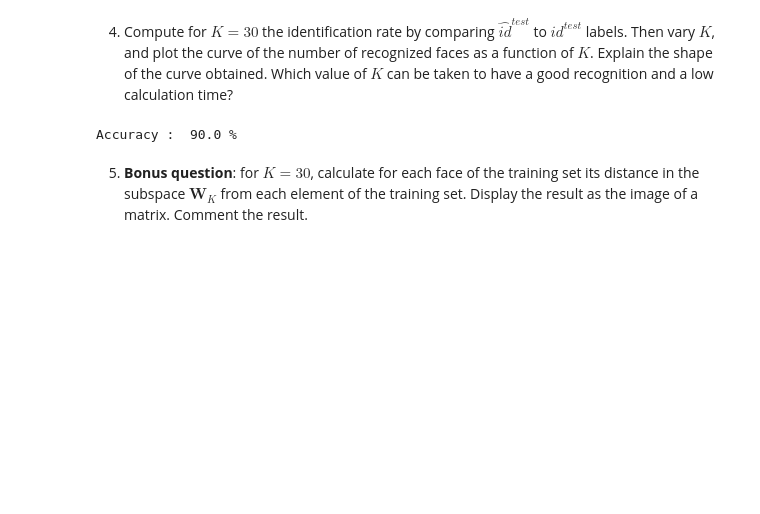
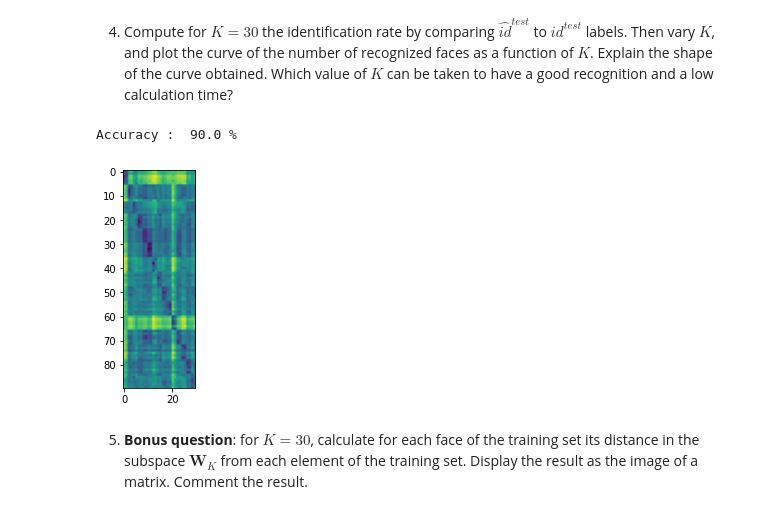
Before and after one commit to hanzopgp/MasterBioInformaticsPTs, a Jupyter notebook: S1/BIMA/TME9/TME9-10DurandKordon.ipynb, the cells around one changed output. Cells and saved outputs as stored; diff of their text form; code cells hidden in the pictures; blank space fills up the shorter version.

```diff
--- a/S1/BIMA/TME9/TME9-10DurandKordon.ipynb
+++ b/S1/BIMA/TME9/TME9-10DurandKordon.ipynb
@@ -355,7 +355,7 @@ def affiche_reconstruction(x, x_moy, W, listK, display=True, gif=False):
     if display:
         plt.show()
     if gif :
-        make_gif(np.array(recons))
+        _ = make_gif(np.array(recons))
     return errors
 # %% [markdown]
 5.  Test the previous functions by displaying the projection/reconstruction result for several images (from the training and test bases). Figure 6 shows the result of the reconstruction for image 50 of the training base. For image 55 of the training base, what is the reconstruction error for $K=n=90$? Is the image identical to its reconstruction? Same question for image 17 of the test base.
@@ -543,4 +543,9 @@ print("Accuracy : ", acc, "%")
 # %% [output]
 Accuracy :  90.0 %
+# %%
+plt.imshow(D,cmap="viridis")
+plt.show()
+# %% [output]
+[figure, added]
 # %% [markdown]
 5.  **Bonus question**: for $K=30$, calculate for each face of the training set its distance in the subspace $\mathbf W_K$ from each element of the training set. Display the result as the image of a matrix. Comment the result.
```
Also changed, not shown: parts of 17 cells of this notebook, 19 other files.
